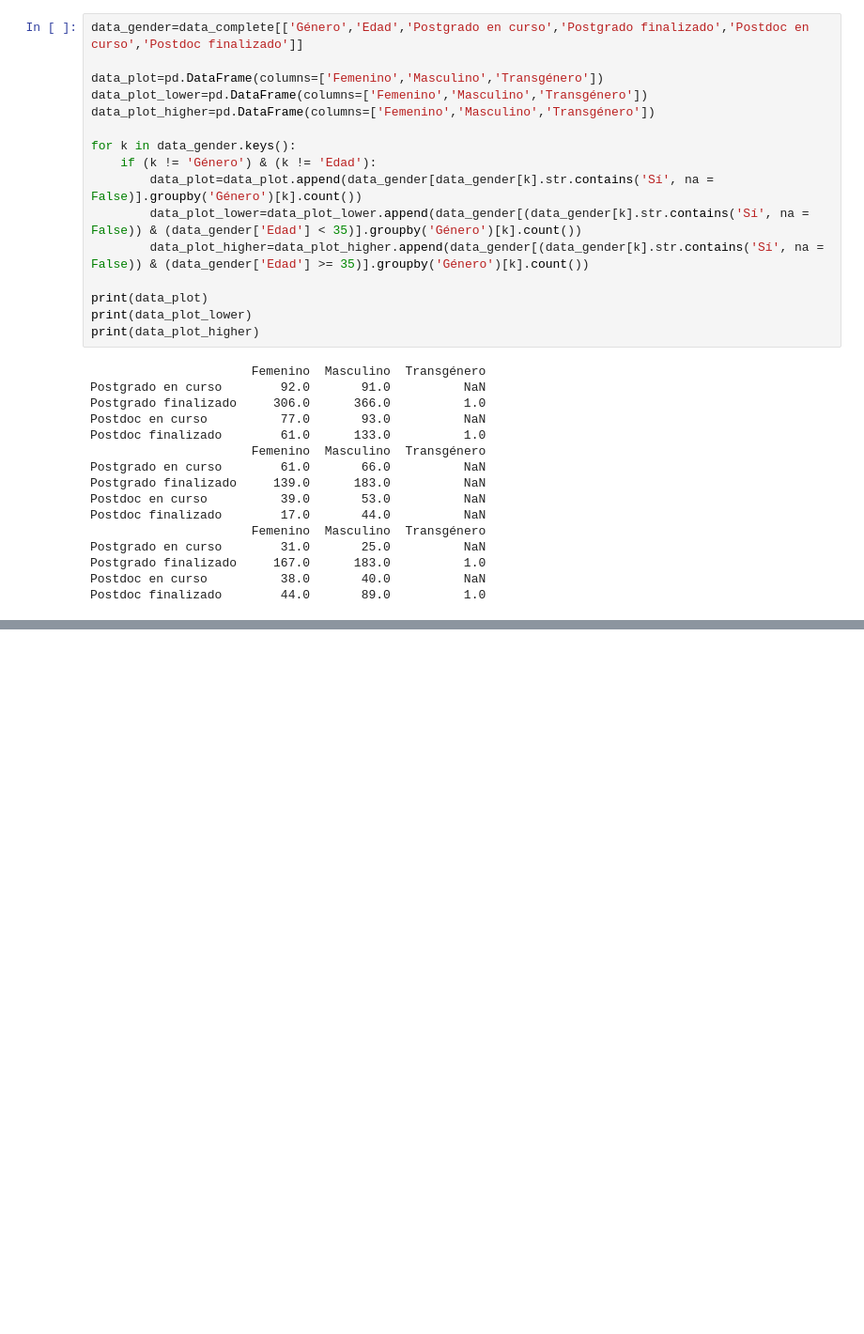
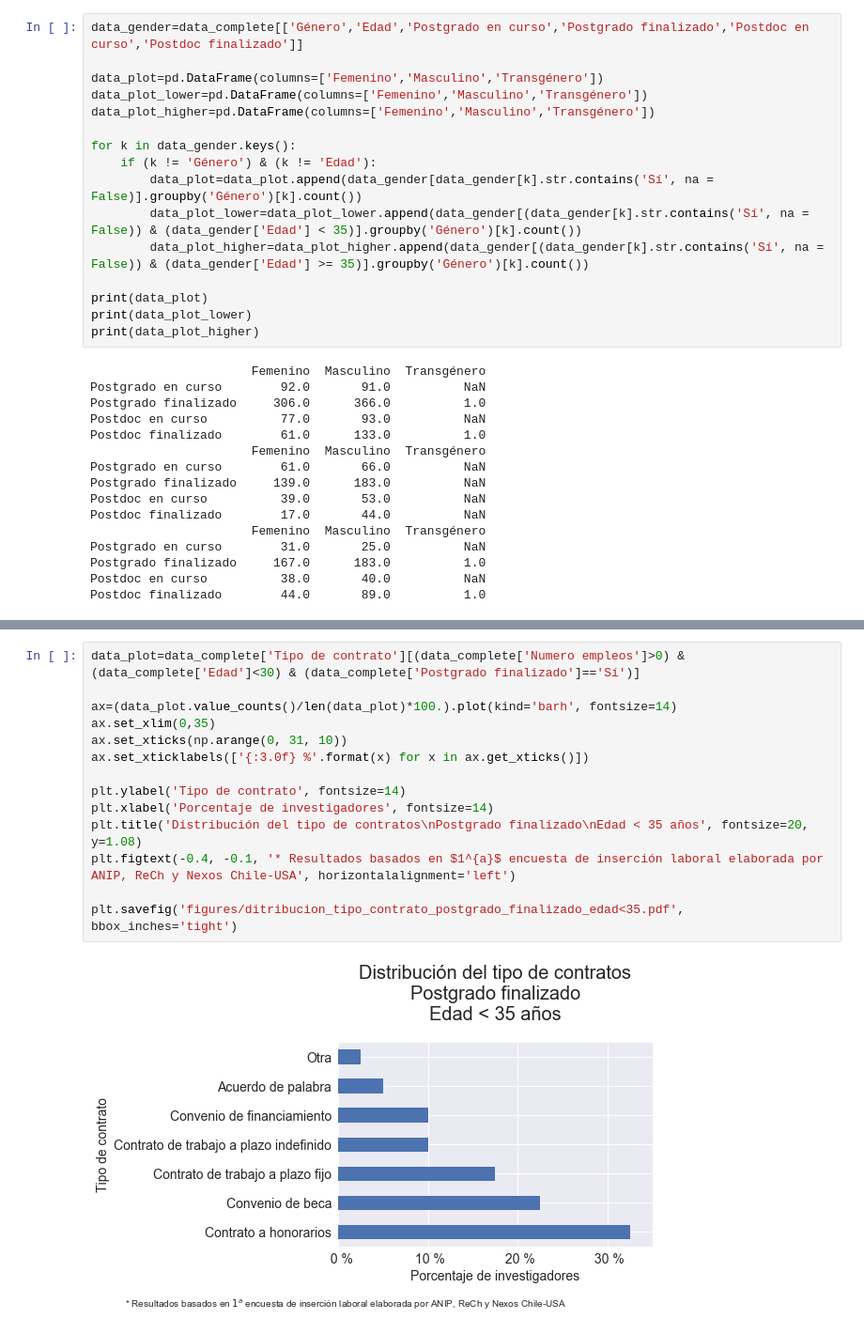
Before and after one commit to rpmunoz/datachile, a Jupyter notebook: science/ANIP/encuesta_de_insercion/Analysis survey.ipynb, the cells around one changed output, grey strips where cells are left out. Shown: that part at 94% size. Cells and saved outputs as stored; diff of their text form; blank space fills up the shorter version.

```diff
--- a/science/ANIP/encuesta_de_insercion/Analysis survey.ipynb
+++ b/science/ANIP/encuesta_de_insercion/Analysis survey.ipynb
@@ -305,0 +326,16 @@ plt.savefig('figures/ditribucion_tipo_contrato_edad>35.pdf', bbox_inches='tight'
+# %%
+data_plot=data_complete['Tipo de contrato'][(data_complete['Numero empleos']>0) & (data_complete['Edad']<30) & (data_complete['Postgrado finalizado']=='Sí')]
+
+ax=(data_plot.value_counts()/len(data_plot)*100.).plot(kind='barh', fontsize=14)
+ax.set_xlim(0,35)
+ax.set_xticks(np.arange(0, 31, 10))
+ax.set_xticklabels(['{:3.0f} %'.format(x) for x in ax.get_xticks()])
+
+plt.ylabel('Tipo de contrato', fontsize=14)
+plt.xlabel('Porcentaje de investigadores', fontsize=14)
+plt.title('Distribución del tipo de contratos\nPostgrado finalizado\nEdad < 35 años', fontsize=20, y=1.08)
+plt.figtext(-0.4, -0.1, '* Resultados basados en $1^{a}$ encuesta de inserción laboral elaborada por ANIP, ReCh y Nexos Chile-USA', horizontalalignment='left')
+
+plt.savefig('figures/ditribucion_tipo_contrato_postgrado_finalizado_edad<35.pdf', bbox_inches='tight')
+# %% [output]
+[figure, added]
```
Also changed, not shown: parts of 23 cells of this notebook, 17 other files.
